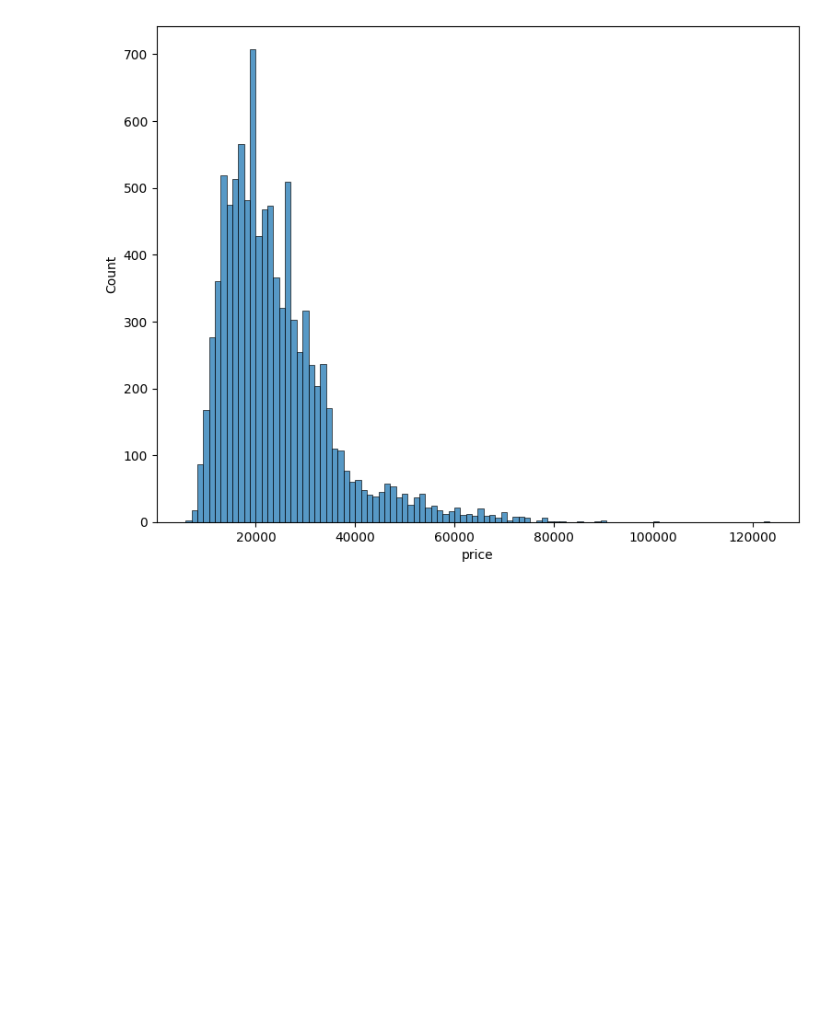
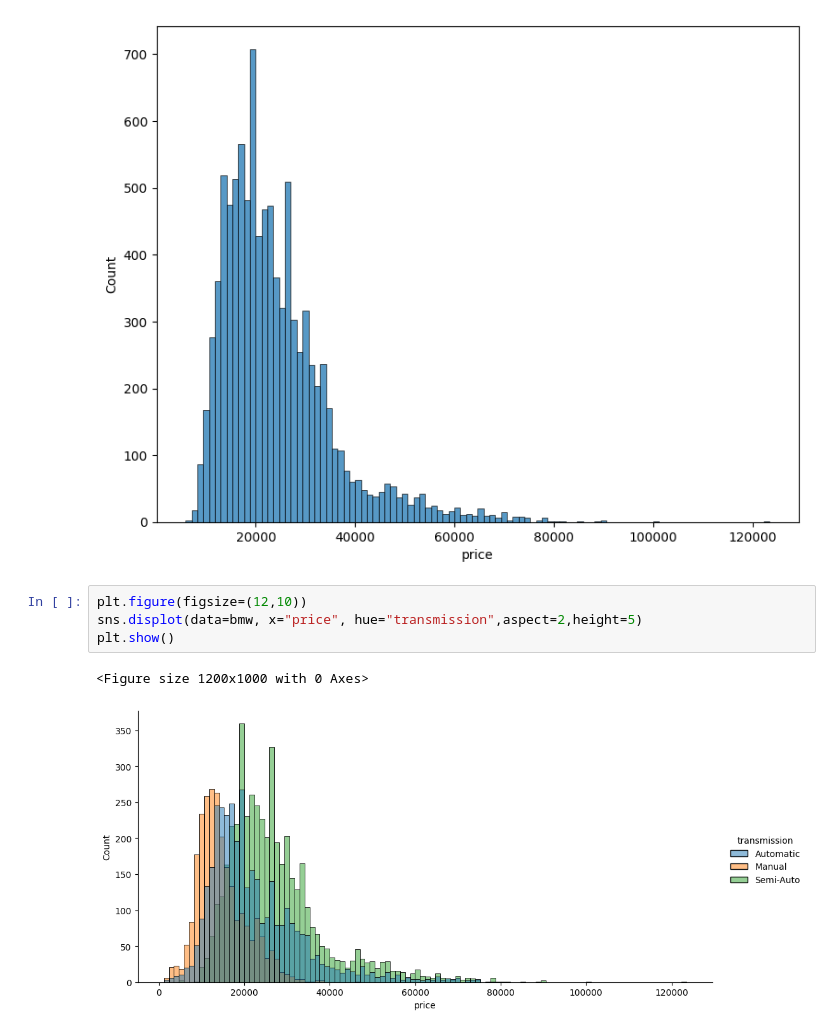
Before and after one commit to baxronovferuz1/DataScience_Np, a Jupyter notebook: Vizualization.ipynb, the cells around one changed output. Saved outputs shown, nothing was run; the diff lists cells and outputs as text; blank space fills up the shorter version.

```diff
--- a/Vizualization.ipynb
+++ b/Vizualization.ipynb
@@ -436,3 +436,10 @@ sns.histplot(data=bmw, x="price")
 plt.show()
 # %% [output]
 [figure]
+# %%
+plt.figure(figsize=(12,10))
+sns.displot(data=bmw, x="price", hue="transmission",aspect=2,height=5)
+plt.show()
+# %% [output]
+<Figure size 1200x1000 with 0 Axes>
+[figure, added]
```
Also changed, not shown: parts of 3 cells of this notebook.
